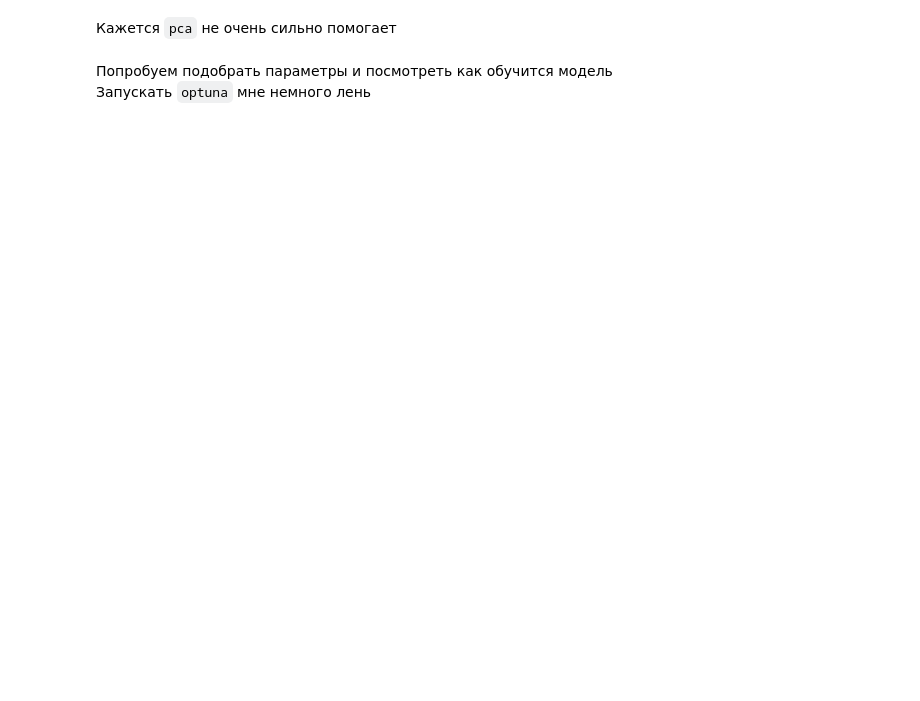
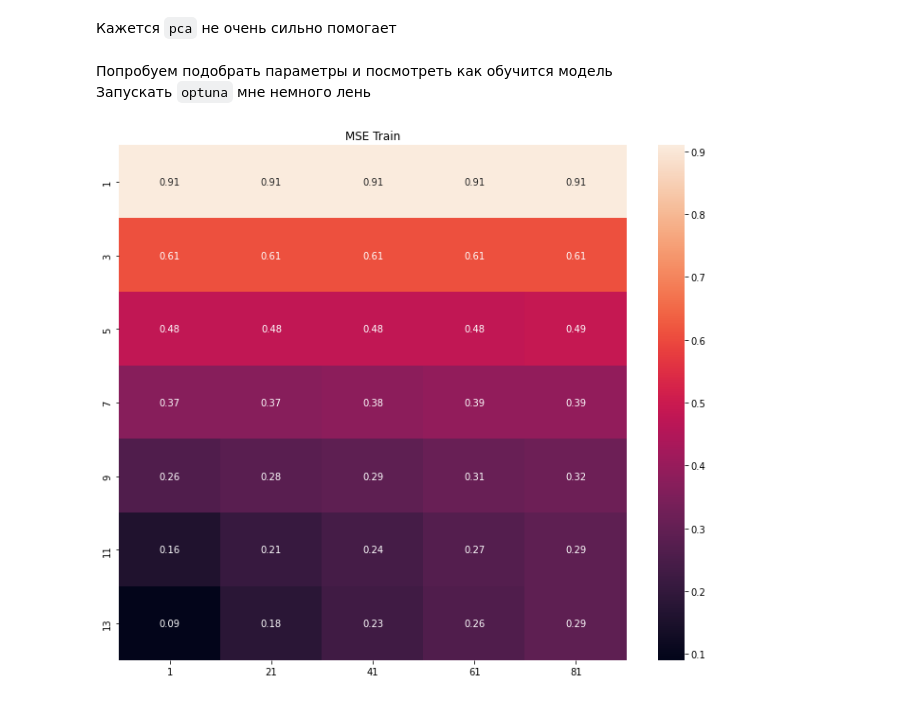
Before and after one commit to grach0v/AI_Masters, a Jupyter notebook: Machine_Learning_1/hw/hw5/orig_decision_tree-task.ipynb, the cells around one changed output. Drawn from its saved outputs; the diff is of its cells as text; code cells hidden in the pictures; blank space fills up the shorter version.

```diff
--- a/Machine_Learning_1/hw/hw5/orig_decision_tree-task.ipynb
+++ b/Machine_Learning_1/hw/hw5/orig_decision_tree-task.ipynb
@@ -781,8 +821,8 @@ plt.show()
     Разбейте данные на обучение, контроль и тест. Подберите гиперпараметры по контрольной выборке, покажите качество алгоритма на тестовой. Сделайте выводы.
 # %%
 dataset = datasets.fetch_california_housing()
-# X = dataset['data']
-# y = dataset['target']
+X = dataset['data']
+y = dataset['target']
 # %%
 X_train, X_test, y_train, y_test = train_test_split(X, y, test_size=0.33, random_state=42)
 X_train, X_control, y_train, y_control = train_test_split(X_train, y_train, test_size=0.33, random_state=42)
@@ -790,6 +830,7 @@ X_train, X_control, y_train, y_control = train_test_split(X_train, y_train, test
 scaler = StandardScaler()
 pca = PCA()
 X_train_scaled = scaler.fit_transform(X_train)
+X_control_scaled = scaler.transform(X_control)
 X_train_pca = pca.fit_transform(X_train_scaled)
 # %%
 plt.title('pca cummulative explained variance ration')
@@ -810,17 +848,24 @@ for _ in tqdm(range(10)):
+# %%
+max_depths = np.arange(1, 15, 2)
+min_leaf_sizes = np.arange(1, 100, 20)
 # %%
-max_depths = np.arange(1, 10)
-min_leaf_sizes = np.arange(1, 100, 5)
+
 mse_train = np.zeros((max_depths.shape[0], min_leaf_sizes.shape[0]))
 mse_control = np.zeros((max_depths.shape[0], min_leaf_sizes.shape[0]))
 
 for i_md, md in tqdm(enumerate(max_depths)):
     for i_mls, mls in enumerate(min_leaf_sizes):
         model = RegressionDecisionTree(max_depth=md, min_leaf_size=mls)
-        model.fit(X_train, y_train)
-        score_train = mse(y_train, model.predict(X_train))
-        score_control = mse(y_control, model.predict(X_control))
+        model.fit(X_train_scaled, y_train)
+        score_train = mse(y_train, model.predict(X_train_scaled))
+        score_control = mse(y_control, model.predict(X_control_scaled))
 
         mse_train[i_md, i_mls] = score_train
         mse_control[i_md, i_mls] = score_control
-
-# Почему то tqdm не работает
+# %%
+plt.figure(figsize=(12, 10))
+plt.title('MSE Train')
+sns.heatmap(mse_train.round(2), xticklabels=min_leaf_sizes, yticklabels=max_depths, annot=True)
+plt.show()
+# %% [output]
+[figure, added]
```
Also changed, not shown: parts of 26 cells of this notebook.
